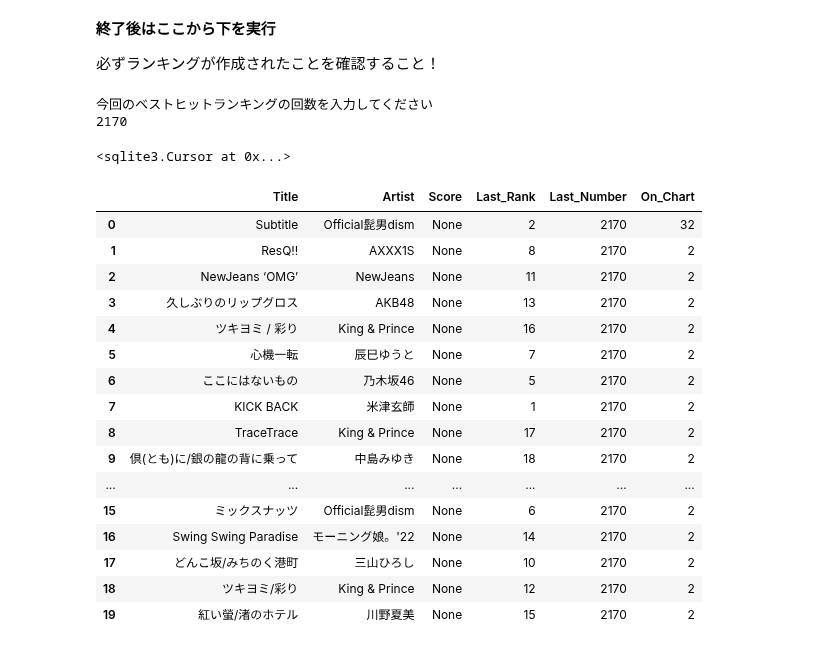
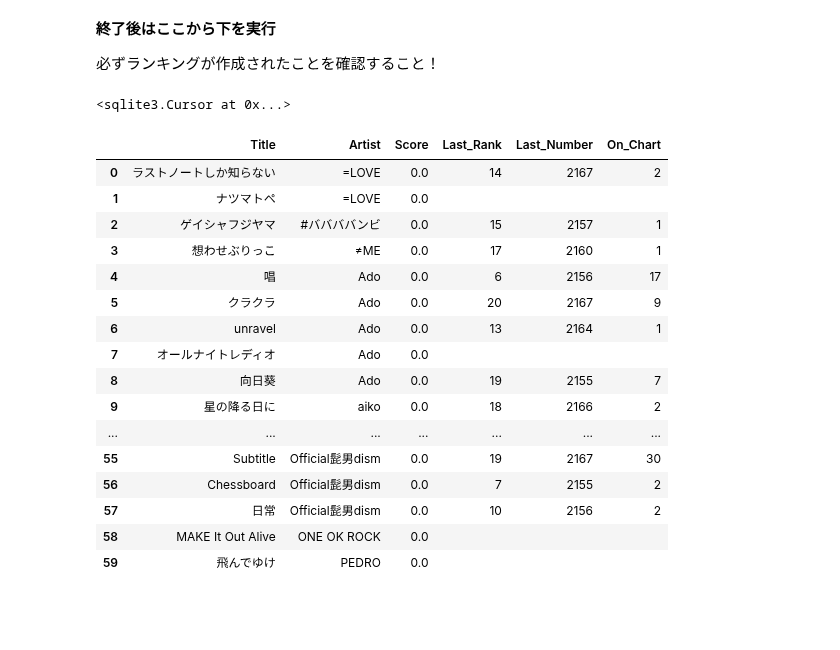
Before and after one commit to super-onigiri-man/JOEU-FM, a Jupyter notebook: FM_ベストヒットランキング.ipynb, the cells around one changed output. Drawn from its saved outputs; the diff is of its cells as text; code cells hidden in the pictures; blank space fills up the shorter version.

```diff
--- a/FM_ベストヒットランキング.ipynb
+++ b/FM_ベストヒットランキング.ipynb
@@ -761,8 +744,7 @@ conn.close()
 
 必ずランキングが作成されたことを確認すること！
 # %%
-print("今回のベストヒットランキングの回数を入力してください")
-Number = int(input())  # 今回のベストヒットランキングの回数を入力
+  # 今回のベストヒットランキングの回数を入力
 
 for idx, result in enumerate(top_20_results, start=1):
     title, artist, score, _, _, _ = result
@@ -770,33 +752,31 @@ for idx, result in enumerate(top_20_results, start=1):
         UPDATE music_master
         SET Last_Rank = ?, On_Chart = On_Chart + 1, Last_Number = ?
         WHERE Title = ? AND Artist = ?
-    ''', (idx, Number, title, artist))
+    ''', (idx, this_number, title, artist))
 
-cursor.execute('UPDATE music_master SET Score = NULL;') #Scoreの値を全消し
+cursor.execute('UPDATE music_master SET Score = 0;') #Scoreの値を全消し
 # %% [output]
-今回のベストヒットランキングの回数を入力してください
-2170
+<sqlite3.Cursor at 0x...>
-<sqlite3.Cursor at 0x...>
 # %%
-df = pd.read_sql('''SELECT * FROM music_master WHERE Last_Number = 2170;''',conn)
+df = pd.read_sql('''SELECT * FROM music_master ;''',conn)
 df.head(60)
 # %% [output]
 |  | Title | Artist | Score | Last_Rank | Last_Number | On_Chart |
-| 0 | Subtitle | Official髭男dism | None | 2 | 2170 | 32 |
-| 1 | ResQ!! | AXXX1S | None | 8 | 2170 | 2 |
-| 2 | NewJeans ‘OMG’ | NewJeans | None | 11 | 2170 | 2 |
-| 3 | 久しぶりのリップグロス | AKB48 | None | 13 | 2170 | 2 |
-| 4 | ツキヨミ / 彩り | King & Prince | None | 16 | 2170 | 2 |
-| 5 | 心機一転 | 辰巳ゆうと | None | 7 | 2170 | 2 |
-| 6 | ここにはないもの | 乃木坂46 | None | 5 | 2170 | 2 |
-| 7 | KICK BACK | 米津玄師 | None | 1 | 2170 | 2 |
-| 8 | TraceTrace | King & Prince | None | 17 | 2170 | 2 |
-| 9 | 倶(とも)に/銀の龍の背に乗って | 中島みゆき | None | 18 | 2170 | 2 |
+| 0 | ラストノートしか知らない | =LOVE | 0.0 | 14 | 2167 | 2 |
+| 1 | ナツマトペ | =LOVE | 0.0 |  |  |  |
+| 2 | ゲイシャフジヤマ | #ババババンビ | 0.0 | 15 | 2157 | 1 |
+| 3 | 想わせぶりっこ | ≠ME | 0.0 | 17 | 2160 | 1 |
+| 4 | 唱 | Ado | 0.0 | 6 | 2156 | 17 |
+| 5 | クラクラ | Ado | 0.0 | 20 | 2167 | 9 |
+| 6 | unravel | Ado | 0.0 | 13 | 2164 | 1 |
+| 7 | オールナイトレディオ | Ado | 0.0 |  |  |  |
+| 8 | 向日葵 | Ado | 0.0 | 19 | 2155 | 7 |
+| 9 | 星の降る日に | aiko | 0.0 | 18 | 2166 | 2 |
 | ... | ... | ... | ... | ... | ... | ... |
-| 15 | ミックスナッツ | Official髭男dism | None | 6 | 2170 | 2 |
-| 16 | Swing Swing Paradise | モーニング娘。'22 | None | 14 | 2170 | 2 |
-| 17 | どんこ坂/みちのく港町 | 三山ひろし | None | 10 | 2170 | 2 |
-| 18 | ツキヨミ/彩り | King & Prince | None | 12 | 2170 | 2 |
-| 19 | 紅い螢/渚のホテル | 川野夏美 | None | 15 | 2170 | 2 |
+| 55 | Subtitle | Official髭男dism | 0.0 | 19 | 2167 | 30 |
+| 56 | Chessboard | Official髭男dism | 0.0 | 7 | 2155 | 2 |
+| 57 | 日常 | Official髭男dism | 0.0 | 10 | 2156 | 2 |
+| 58 | MAKE It Out Alive | ONE OK ROCK | 0.0 |  |  |  |
+| 59 | 飛んでゆけ | PEDRO | 0.0 |  |  |  |
 # %%
 print()
```
Also changed, not shown: parts of 6 cells of this notebook.
